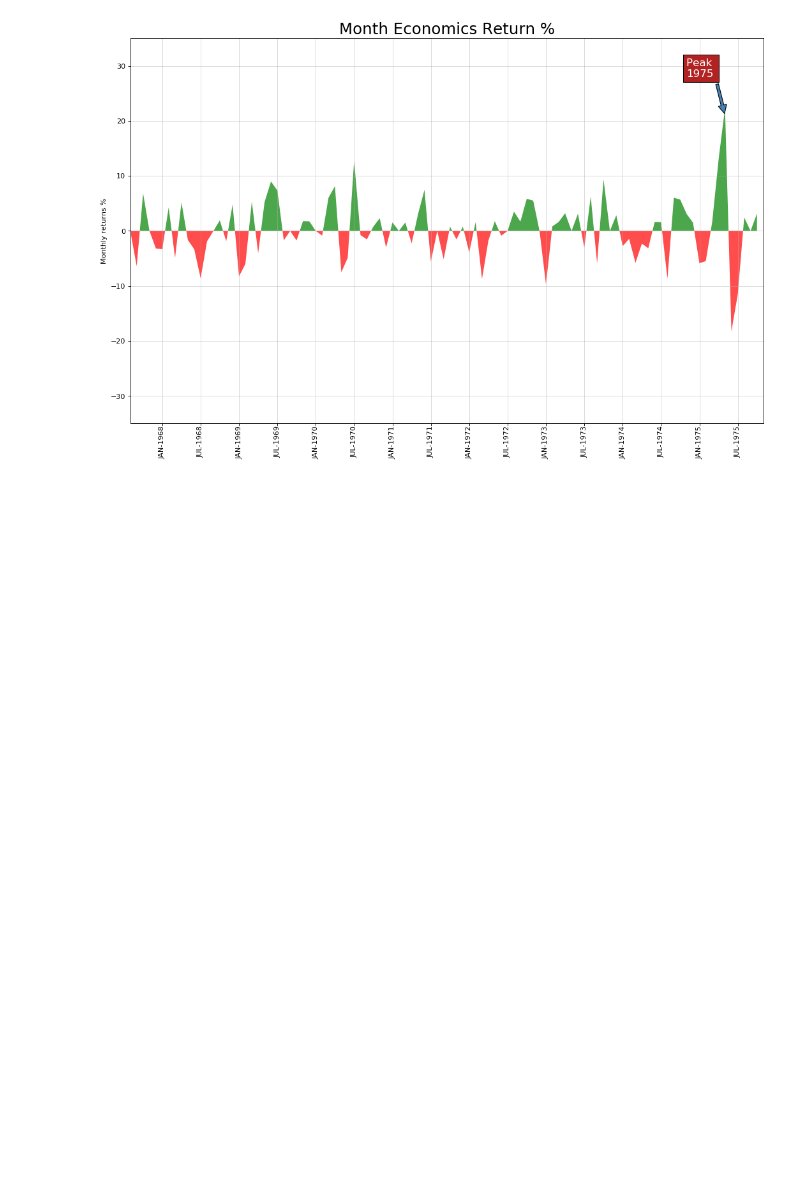
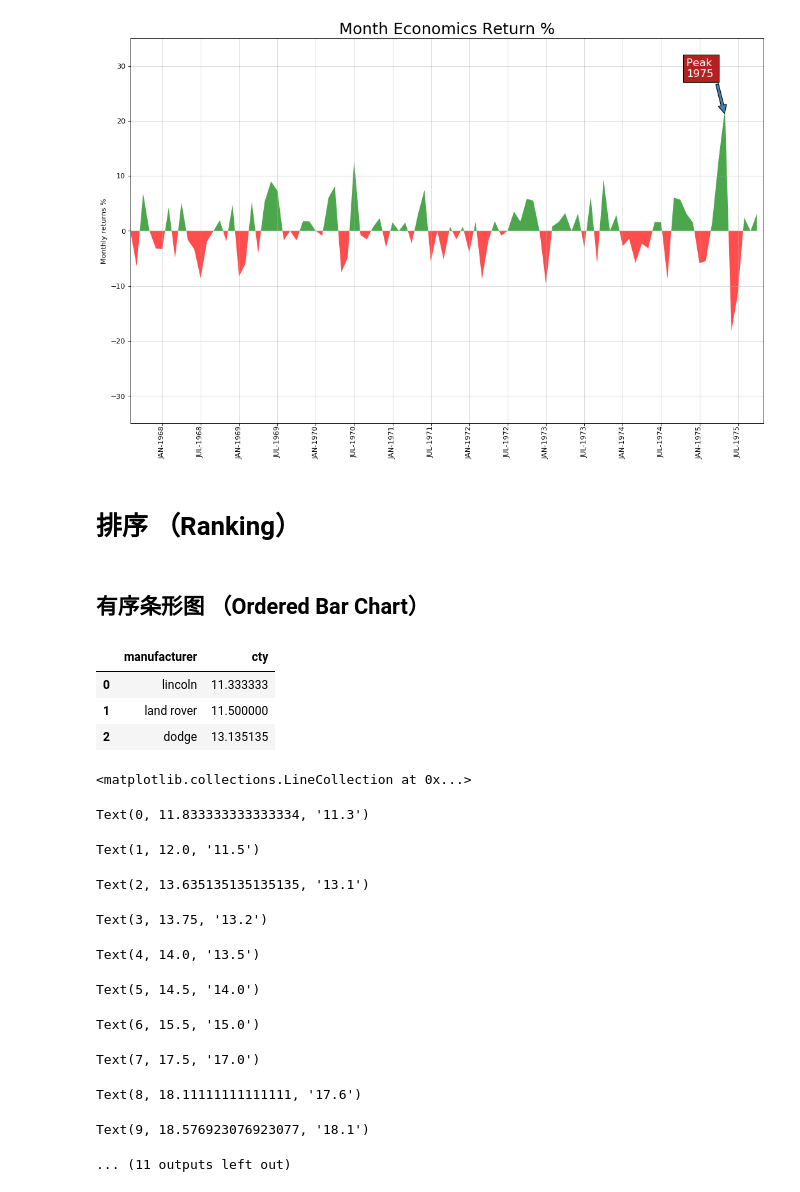
Before and after one commit to longfengpili/other_method, a Jupyter notebook: matplotlib.ipynb, the cells around one changed output. Saved outputs shown, nothing was run; the diff lists cells and outputs as text; code cells hidden in the pictures; blank space fills up the shorter version.

Commit message:
[新增]有序条形图

```diff
--- a/matplotlib.ipynb
+++ b/matplotlib.ipynb
@@ -652,3 +652,53 @@ Text(88.0, 28, 'Peak \n1975')
 Text(0.5, 1.0, 'Month Economics Return %')
 Text(0, 0.5, 'Monthly returns %')
 [figure]
+# %% [markdown]
+# 排序 （Ranking）
+# %% [markdown]
+## 有序条形图 （Ordered Bar Chart）
+# %%
+# Prepare Data
+df_raw = pd.read_csv("https://github.com/selva86/datasets/raw/master/mpg_ggplot2.csv")
+df = df_raw[['cty', 'manufacturer']].groupby('manufacturer').apply(lambda x: x.mean())
+df.sort_values('cty', inplace=True)
+df.reset_index(inplace=True)
+df[:3]
+
+# Draw plot
+import matplotlib.patches as patches
+
+fig, ax = plt.subplots(figsize=(16,10), facecolor='white', dpi= 80)
+ax.vlines(x=df.index, ymin=0, ymax=df.cty, color='firebrick', alpha=0.7, linewidth=20)
+
+# Annotate Text
+for i, cty in enumerate(df.cty):
+    ax.text(i, cty+0.5, round(cty, 1), horizontalalignment='center')
+
+# Title, Label, Ticks and Ylim
+ax.set_title('Bar Chart for Highway Mileage', fontdict={'size':22})
+ax.set(ylabel='Miles Per Gallon', ylim=(0, 30))
+plt.xticks(df.index, df.manufacturer.str.upper(), rotation=60, horizontalalignment='right', fontsize=12)
+
+# Add patches to color the X axis labels
+p1 = patches.Rectangle((.57, -0.005), width=.33, height=.13, alpha=.1, facecolor='green', transform=fig.transFigure)
+p2 = patches.Rectangle((.124, -0.005), width=.446, height=.13, alpha=.1, facecolor='red', transform=fig.transFigure)
+fig.add_artist(p1)
+fig.add_artist(p2)
+plt.show()
+# %% [output]
+|  | manufacturer | cty |
+| 0 | lincoln | 11.333333 |
+| 1 | land rover | 11.500000 |
+| 2 | dodge | 13.135135 |
+<matplotlib.collections.LineCollection at 0x...>
+Text(0, 11.833333333333334, '11.3')
+Text(1, 12.0, '11.5')
+Text(2, 13.635135135135135, '13.1')
+Text(3, 13.75, '13.2')
+Text(4, 14.0, '13.5')
+Text(5, 14.5, '14.0')
+Text(6, 15.5, '15.0')
+Text(7, 17.5, '17.0')
+Text(8, 18.11111111111111, '17.6')
+Text(9, 18.576923076923077, '18.1')
+... (11 outputs left out)
```
